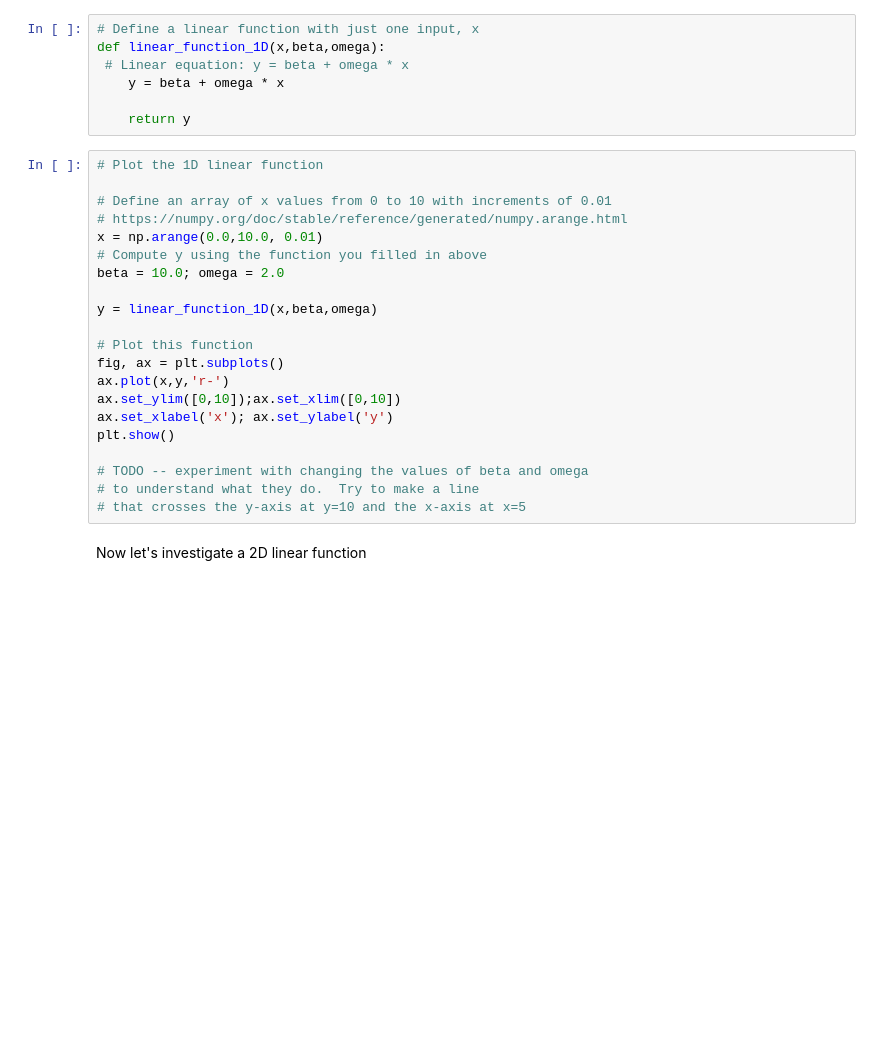
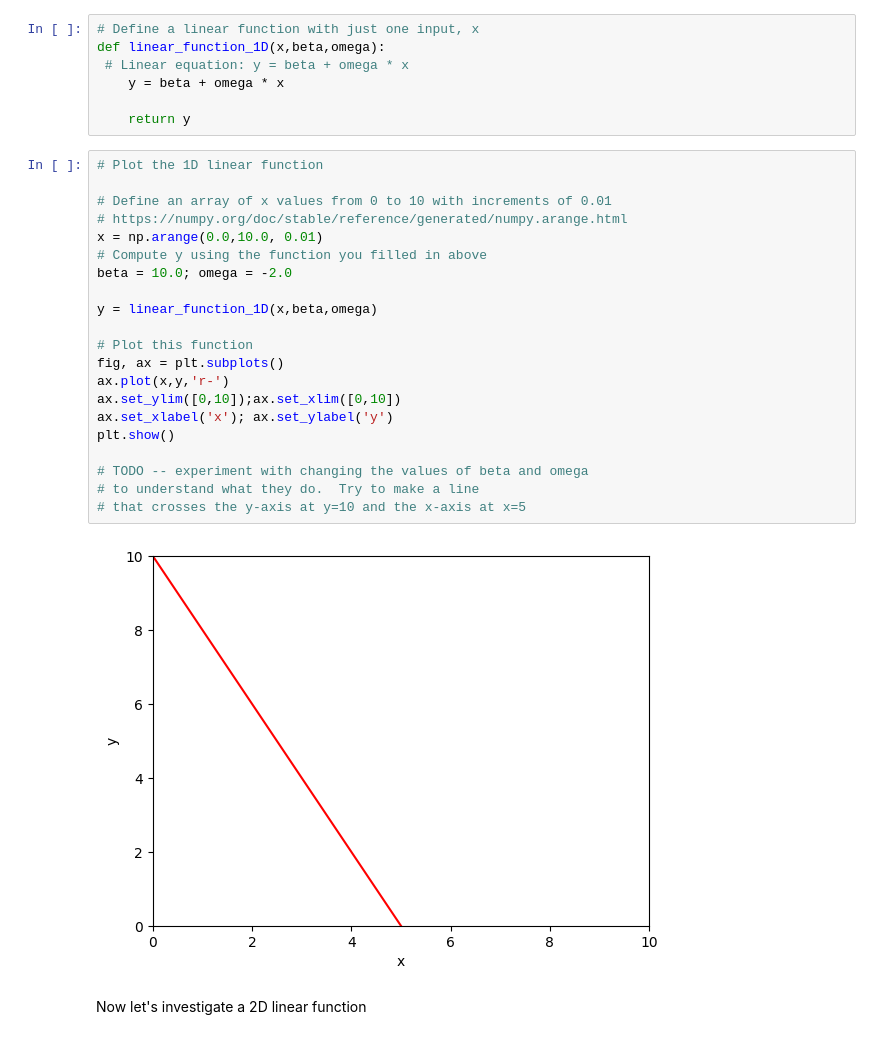
Before and after one commit to Ahmadkirkland/flexbox-assignment, a Jupyter notebook: 1_1_BackgroundMathematics.ipynb, the cells around one changed output. Drawn from its saved outputs; the diff is of its cells as text; blank space fills up the shorter version.

```diff
--- a/1_1_BackgroundMathematics.ipynb
+++ b/1_1_BackgroundMathematics.ipynb
@@ -32,24 +32,26 @@ def linear_function_1D(x,beta,omega):
 # %%
 # Plot the 1D linear function
 
 # Define an array of x values from 0 to 10 with increments of 0.01
 # https://numpy.org/doc/stable/reference/generated/numpy.arange.html
 x = np.arange(0.0,10.0, 0.01)
 # Compute y using the function you filled in above
-beta = 10.0; omega = 2.0
+beta = 10.0; omega = -2.0
 
 y = linear_function_1D(x,beta,omega)
 
 # Plot this function
 fig, ax = plt.subplots()
 ax.plot(x,y,'r-')
 ax.set_ylim([0,10]);ax.set_xlim([0,10])
 ax.set_xlabel('x'); ax.set_ylabel('y')
 plt.show()
 
 # TODO -- experiment with changing the values of beta and omega
 # to understand what they do.  Try to make a line
 # that crosses the y-axis at y=10 and the x-axis at x=5
+# %% [output]
+[figure, added]
 # %% [markdown]
 Now let's investigate a 2D linear function
 # %%
```
Also changed, not shown: parts of 6 cells of this notebook.
